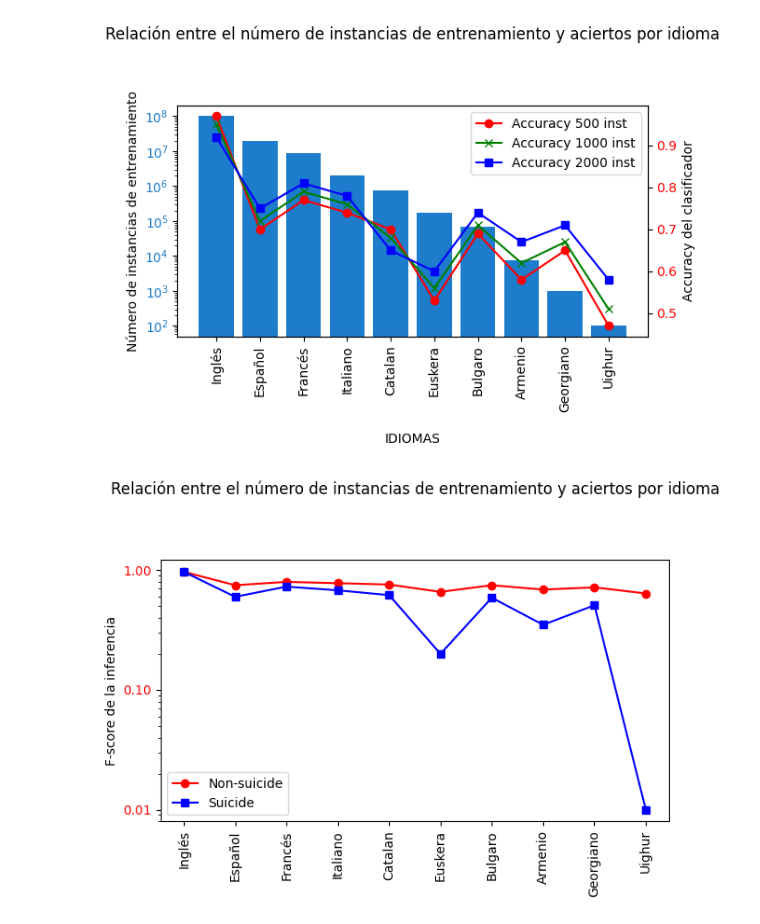
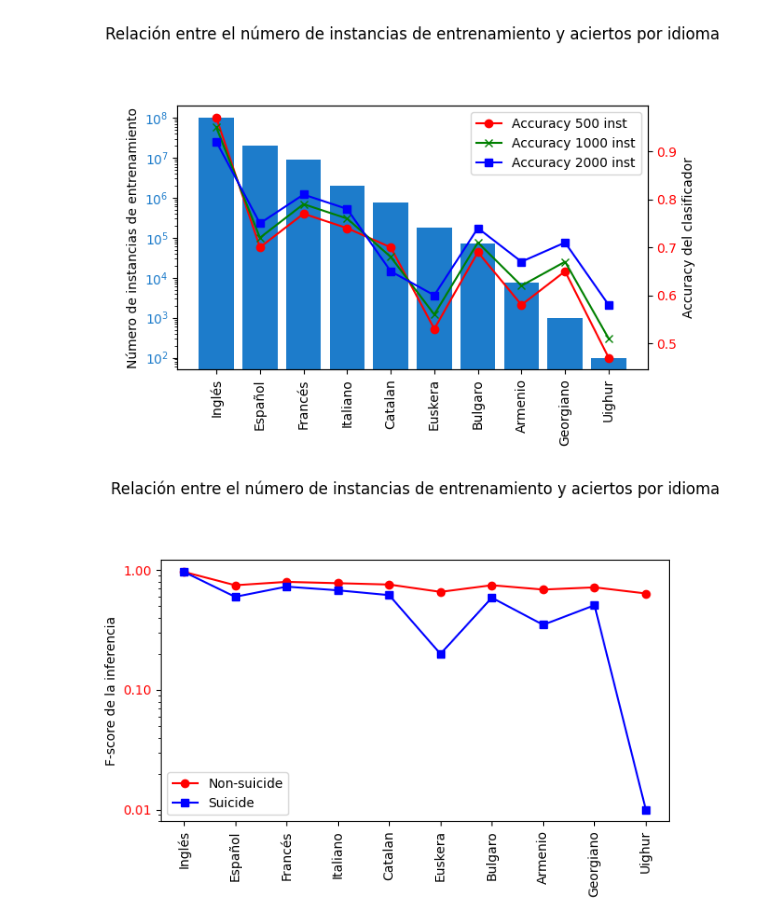
Before and after one commit to Sergiom8m/Supervised_clasification_RQ, a Jupyter notebook: notebooks/Charts.ipynb, the cells around one changed output. Drawn from its saved outputs; the diff is of its cells as text; code cells hidden in the pictures.

```diff
--- a/notebooks/Charts.ipynb
+++ b/notebooks/Charts.ipynb
@@ -12,35 +12,34 @@ accuracy_2000inst = [0.92, 0.75, 0.81, 0.78, 0.65, 0.60, 0.74, 0.67, 0.71, 0.58]
 
 # Crear la figura y los ejes
 fig, ax1 = plt.subplots()
 
 # Crear la gráfica de barras para el número de instancias de entrenamiento por idioma
 bars = ax1.bar(idiomas, instancias_entrenamiento, color='#1D7CCB', label='Instancias de entrenamiento')
-ax1.set_xlabel('\nIDIOMAS')
 ax1.set_ylabel('Número de instancias de entrenamiento', color='black')
 ax1.tick_params(axis='y', labelcolor='#1D7CCB')
 
 ax1.set_yscale('log')
 
 # Rotar los nombres de los idiomas en el eje x
 plt.xticks(rotation=90)  # Rotar 90 grados
 
 # Crear la gráfica de línea para el número de instancias correctamente clasificadas (accuracy)
 ax2 = ax1.twinx()  # Crear un segundo eje y
 ax2.plot(idiomas, accuracy_500inst, color='red', marker='o', label='Accuracy 500 inst')
 ax2.plot(idiomas, accuracy_1000inst, color='green', marker='x', label='Accuracy 1000 inst')  # Nueva línea de accuracy
 ax2.plot(idiomas, accuracy_2000inst, color='blue', marker='s', label='Accuracy 2000 inst')  # Otra nueva línea de accuracy
 ax2.set_ylabel('Accuracy del clasificador', color='black')
 ax2.tick_params(axis='y', labelcolor='red')
 
 # Añadir leyendas
 plt.legend()
 
 # Mostrar el gráfico
 plt.title('Relación entre el número de instancias de entrenamiento y aciertos por idioma\n\n\n')
 plt.tight_layout()  # Ajustar diseño para evitar superposición
 plt.show()
 # %% [output]
-[figure, old version]
+[figure, new version]
 # %%
 import matplotlib.pyplot as plt
 from matplotlib.ticker import ScalarFormatter
```
Also changed, not shown: 48 other files.
